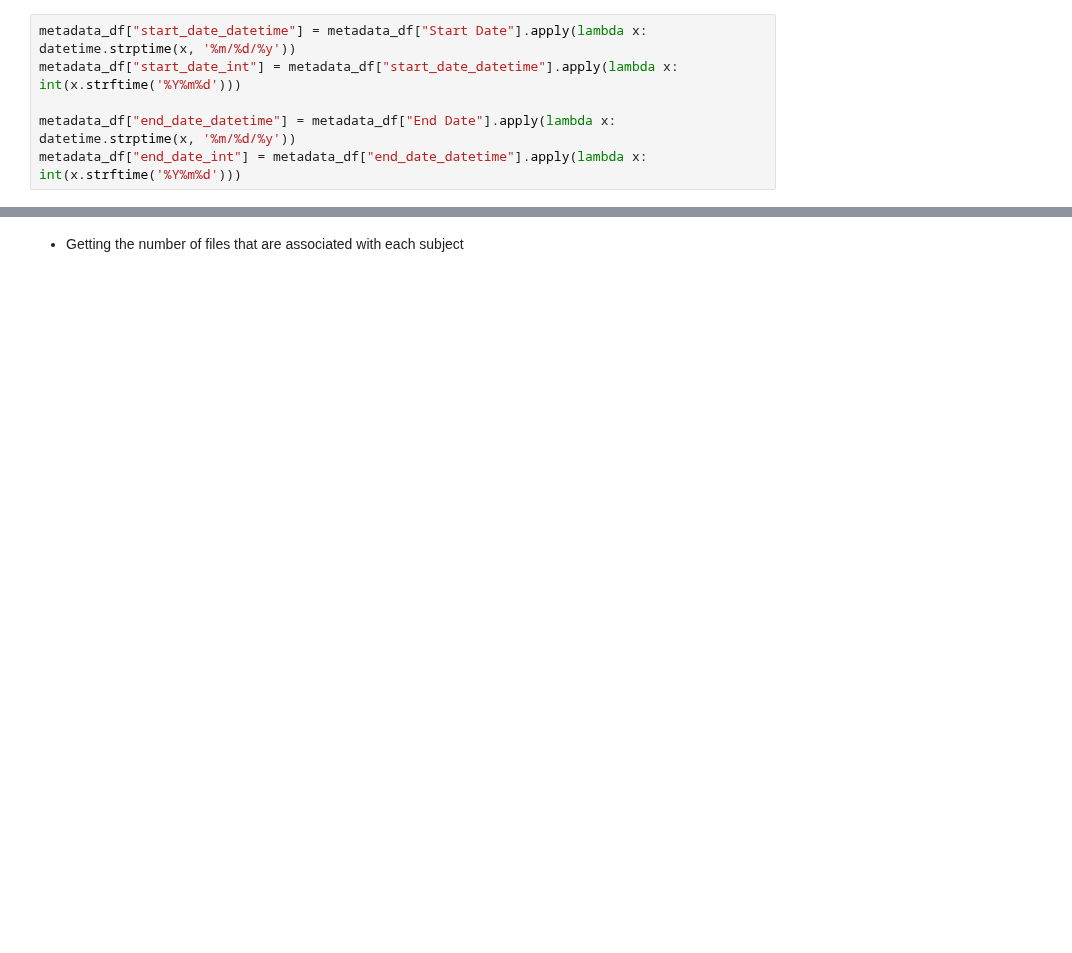
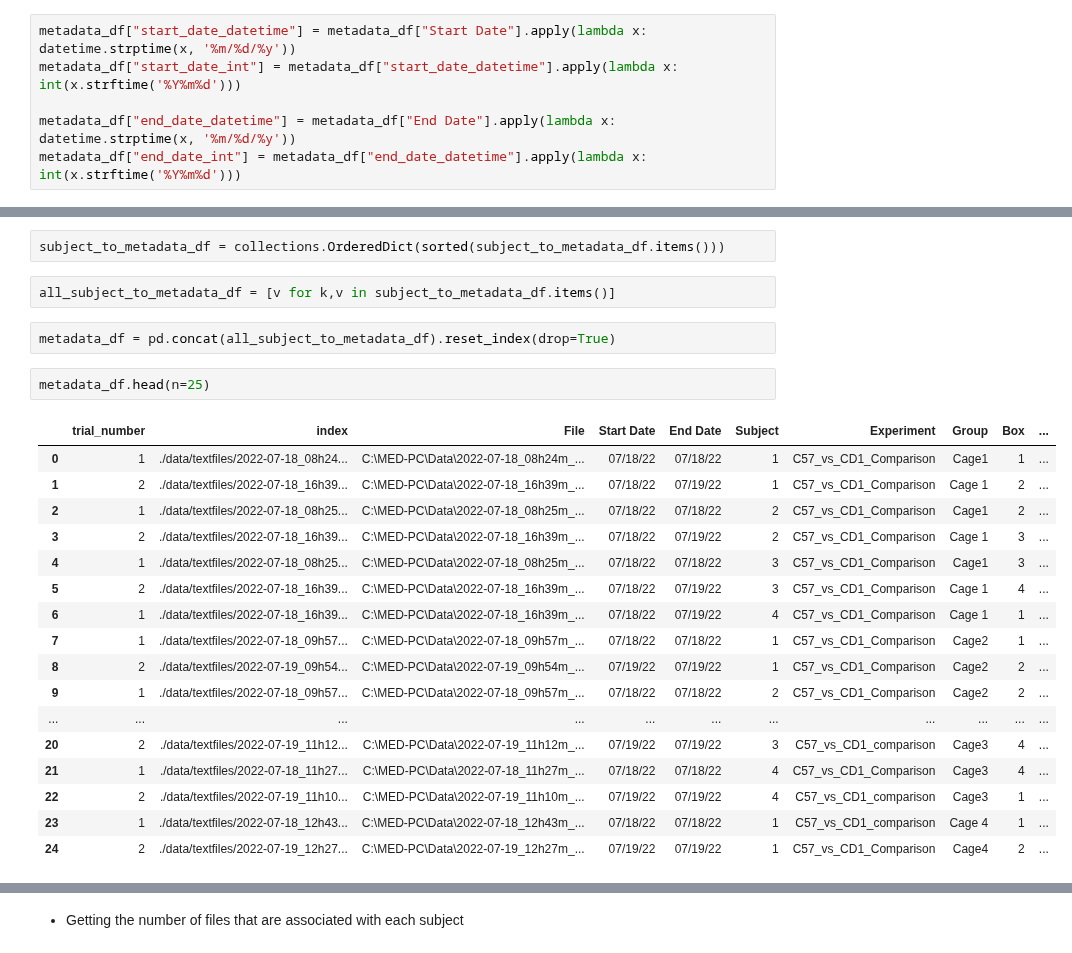
Before and after one commit to padillacoreanolab/behavioral_dataframe_processing, a Jupyter notebook: results/2022_07_20_repeated_id_fix/01_extracting_recording_data_and_metadata.ipynb, the cells around one changed output, grey strips where cells are left out. Saved outputs shown, nothing was run; the diff lists cells and outputs as text; blank space fills up the shorter version.

```diff
--- a/results/2022_07_20_repeated_id_fix/01_extracting_recording_data_and_metadata.ipynb
+++ b/results/2022_07_20_repeated_id_fix/01_extracting_recording_data_and_metadata.ipynb
@@ -296,0 +273,26 @@ metadata_df.tail()
+# %%
+subject_to_metadata_df = collections.OrderedDict(sorted(subject_to_metadata_df.items()))
+# %%
+all_subject_to_metadata_df = [v for k,v in subject_to_metadata_df.items()]
+# %%
+metadata_df = pd.concat(all_subject_to_metadata_df).reset_index(drop=True)
+# %%
+metadata_df.head(n=25)
+# %% [output]
+|  | trial_number | index | File | Start Date | End Date | Subject | Experiment | Group | Box | ... |
+| 0 | 1 | ./data/textfiles/2022-07-18_08h24... | C:\MED-PC\Data\2022-07-18_08h24m_... | 07/18/22 | 07/18/22 | 1 | C57_vs_CD1_Comparison | Cage1 | 1 | ... |
+| 1 | 2 | ./data/textfiles/2022-07-18_16h39... | C:\MED-PC\Data\2022-07-18_16h39m_... | 07/18/22 | 07/19/22 | 1 | C57_vs_CD1_Comparison | Cage 1 | 2 | ... |
+| 2 | 1 | ./data/textfiles/2022-07-18_08h25... | C:\MED-PC\Data\2022-07-18_08h25m_... | 07/18/22 | 07/18/22 | 2 | C57_vs_CD1_Comparison | Cage1 | 2 | ... |
+| 3 | 2 | ./data/textfiles/2022-07-18_16h39... | C:\MED-PC\Data\2022-07-18_16h39m_... | 07/18/22 | 07/19/22 | 2 | C57_vs_CD1_Comparison | Cage 1 | 3 | ... |
+| 4 | 1 | ./data/textfiles/2022-07-18_08h25... | C:\MED-PC\Data\2022-07-18_08h25m_... | 07/18/22 | 07/18/22 | 3 | C57_vs_CD1_Comparison | Cage1 | 3 | ... |
+| 5 | 2 | ./data/textfiles/2022-07-18_16h39... | C:\MED-PC\Data\2022-07-18_16h39m_... | 07/18/22 | 07/19/22 | 3 | C57_vs_CD1_Comparison | Cage 1 | 4 | ... |
+| 6 | 1 | ./data/textfiles/2022-07-18_16h39... | C:\MED-PC\Data\2022-07-18_16h39m_... | 07/18/22 | 07/19/22 | 4 | C57_vs_CD1_Comparison | Cage 1 | 1 | ... |
+| 7 | 1 | ./data/textfiles/2022-07-18_09h57... | C:\MED-PC\Data\2022-07-18_09h57m_... | 07/18/22 | 07/18/22 | 1 | C57_vs_CD1_Comparison | Cage2 | 1 | ... |
+| 8 | 2 | ./data/textfiles/2022-07-19_09h54... | C:\MED-PC\Data\2022-07-19_09h54m_... | 07/19/22 | 07/19/22 | 1 | C57_vs_CD1_Comparison | Cage2 | 2 | ... |
+| 9 | 1 | ./data/textfiles/2022-07-18_09h57... | C:\MED-PC\Data\2022-07-18_09h57m_... | 07/18/22 | 07/18/22 | 2 | C57_vs_CD1_Comparison | Cage2 | 2 | ... |
+| ... | ... | ... | ... | ... | ... | ... | ... | ... | ... | ... |
+| 20 | 2 | ./data/textfiles/2022-07-19_11h12... | C:\MED-PC\Data\2022-07-19_11h12m_... | 07/19/22 | 07/19/22 | 3 | C57_vs_CD1_comparison | Cage3 | 4 | ... |
+| 21 | 1 | ./data/textfiles/2022-07-18_11h27... | C:\MED-PC\Data\2022-07-18_11h27m_... | 07/18/22 | 07/18/22 | 4 | C57_vs_CD1_Comparison | Cage3 | 4 | ... |
+| 22 | 2 | ./data/textfiles/2022-07-19_11h10... | C:\MED-PC\Data\2022-07-19_11h10m_... | 07/19/22 | 07/19/22 | 4 | C57_vs_CD1_comparison | Cage3 | 1 | ... |
+| 23 | 1 | ./data/textfiles/2022-07-18_12h43... | C:\MED-PC\Data\2022-07-18_12h43m_... | 07/18/22 | 07/18/22 | 1 | C57_vs_CD1_comparison | Cage 4 | 1 | ... |
+| 24 | 2 | ./data/textfiles/2022-07-19_12h27... | C:\MED-PC\Data\2022-07-19_12h27m_... | 07/19/22 | 07/19/22 | 1 | C57_vs_CD1_Comparison | Cage4 | 2 | ... |
```
Also changed, not shown: parts of 33 cells of this notebook, 3 other files.
